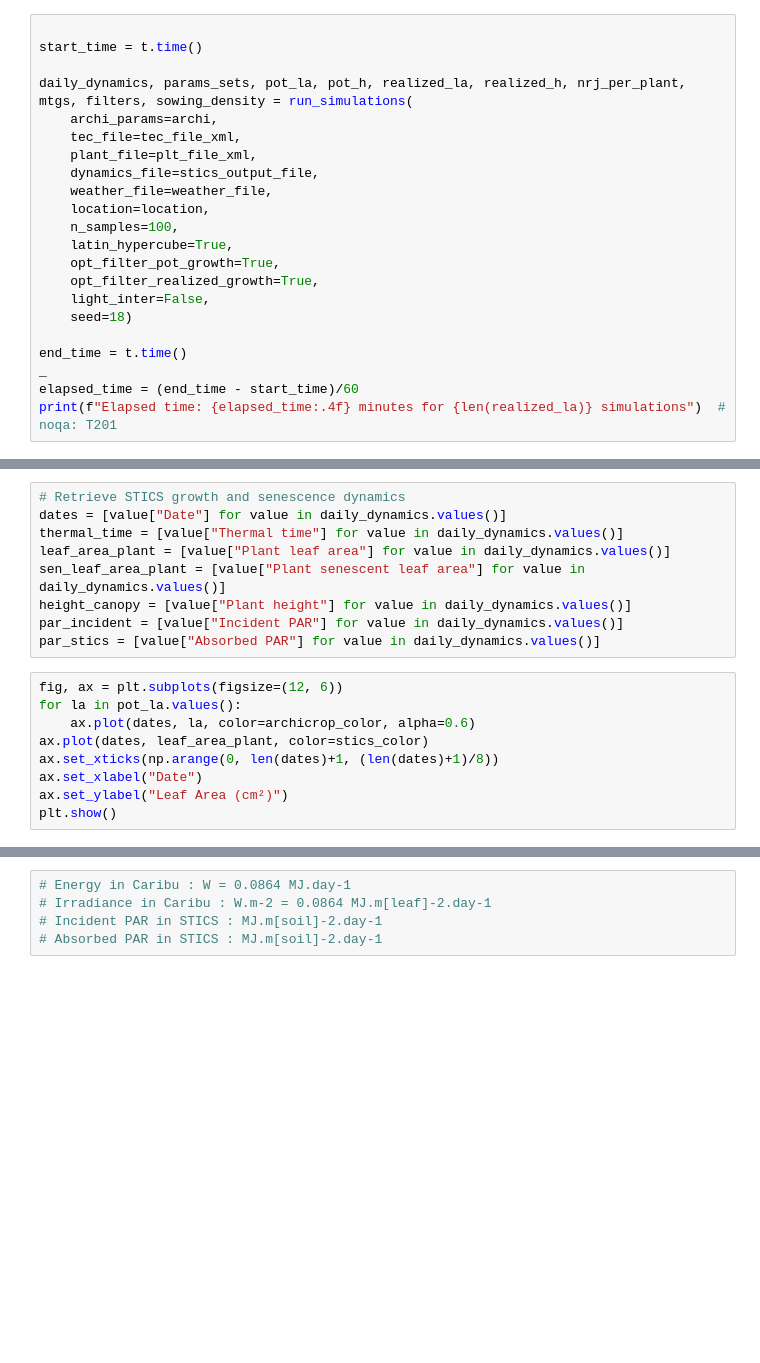
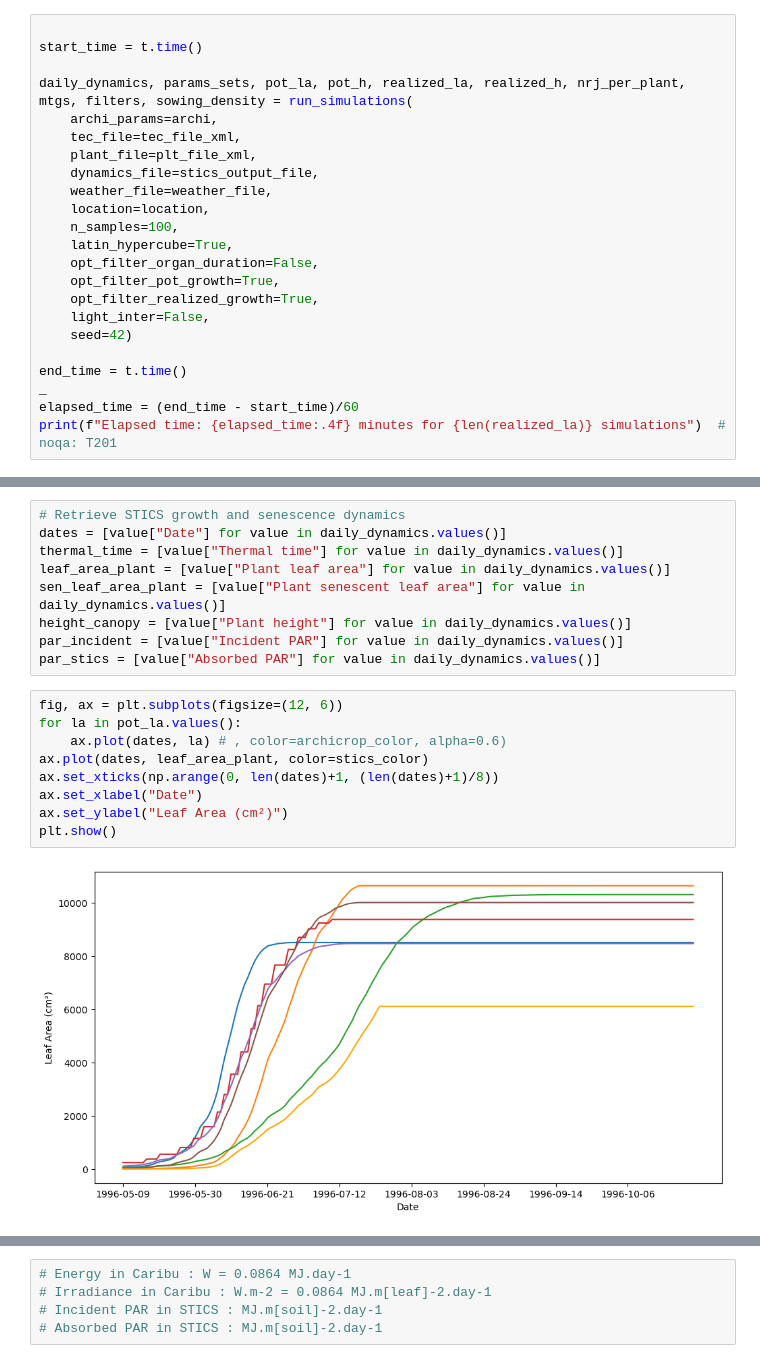
Before and after one commit to orianebro/ArchiCrop, a Jupyter notebook: tutorials/light_inter_all_simul.ipynb, the cells around one changed output, grey strips where cells are left out. Drawn from its saved outputs; the diff is of its cells as text; blank space fills up the shorter version.

```diff
--- a/tutorials/light_inter_all_simul.ipynb
+++ b/tutorials/light_inter_all_simul.ipynb
@@ -46,10 +44,11 @@ daily_dynamics, params_sets, pot_la, pot_h, realized_la, realized_h, nrj_per_pla
     location=location,
     n_samples=100,
     latin_hypercube=True,
+    opt_filter_organ_duration=False,
     opt_filter_pot_growth=True,
     opt_filter_realized_growth=True,
     light_inter=False,
-    seed=18)
+    seed=42)
 
 end_time = t.time()
 _
@@ -67,12 +68,14 @@ par_stics = [value["Absorbed PAR"] for value in daily_dynamics.values()]
 # %%
 fig, ax = plt.subplots(figsize=(12, 6))
 for la in pot_la.values():
-    ax.plot(dates, la, color=archicrop_color, alpha=0.6)
+    ax.plot(dates, la) # , color=archicrop_color, alpha=0.6)
 ax.plot(dates, leaf_area_plant, color=stics_color)
 ax.set_xticks(np.arange(0, len(dates)+1, (len(dates)+1)/8))
 ax.set_xlabel("Date")
 ax.set_ylabel("Leaf Area (cm²)")
 plt.show()
+# %% [output]
+[figure, added]
 # %%
 fig, ax = plt.subplots(figsize=(12, 6))
 for h in pot_h.values():
```
Also changed, not shown: parts of 7 cells of this notebook, 8 other files.
